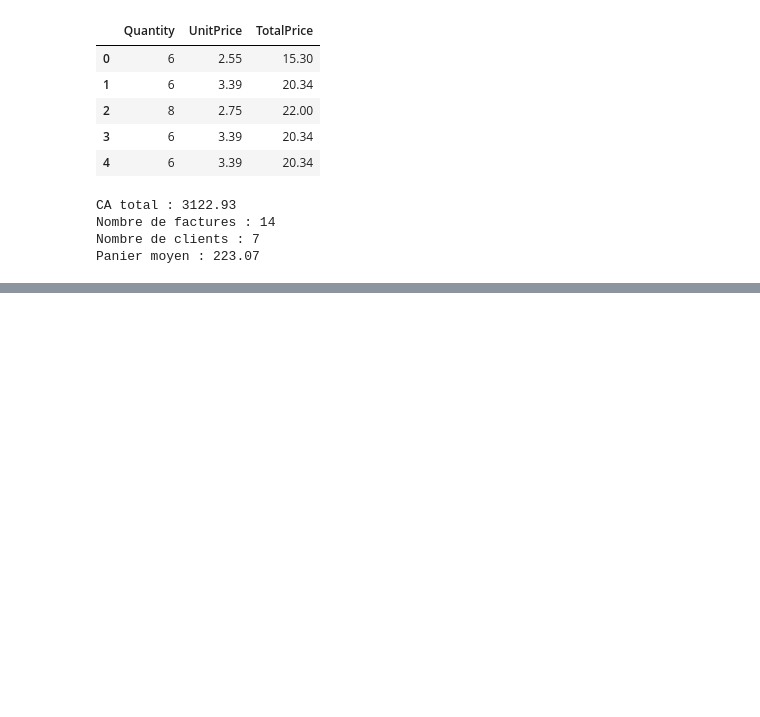
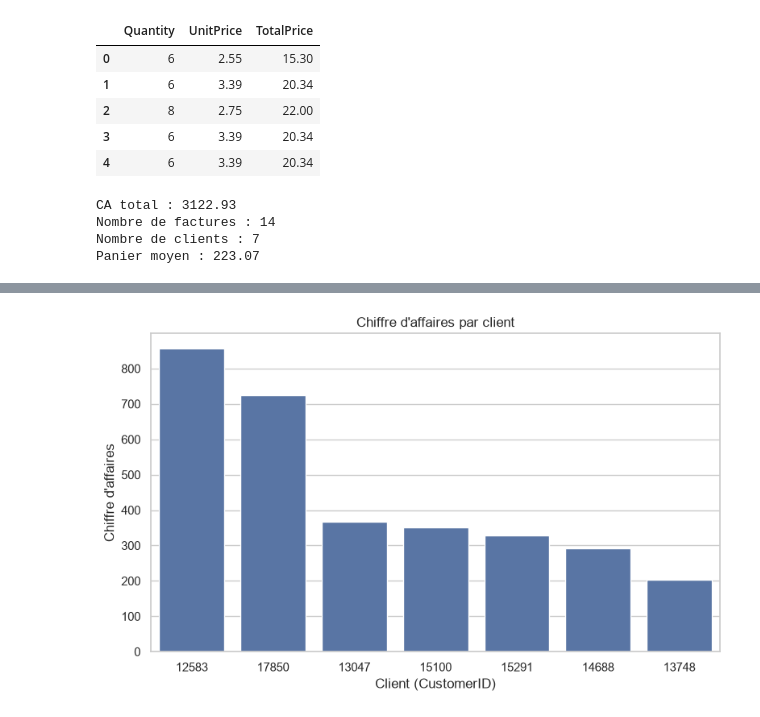
Before and after one commit to mrouillat/ecommerce-data-analysis, a Jupyter notebook: notebook/01_exploration.ipynb, the cells around one changed output, grey strips where cells are left out. Saved outputs shown, nothing was run; the diff lists cells and outputs as text; code cells hidden in the pictures; blank space fills up the shorter version.

Commit message:
Exploration des données et colonne TotalPrice

```diff
--- a/notebook/01_exploration.ipynb
+++ b/notebook/01_exploration.ipynb
@@ -104,0 +113,6 @@ Panier moyen : 223.07
+# %%
+ca_client = df.groupby("CustomerID").agg(
+    ca=("TotalPrice", "sum"),
+    nb_factures=("InvoiceNo", "nunique")
+).sort_values("ca", ascending=False)
+ca_client
@@ -104,0 +140,16 @@ Panier moyen : 223.07
+# %%
+import matplotlib.pyplot as plt
+import seaborn as sns
+
+sns.set_theme(style="whitegrid")
+
+plt.figure(figsize=(8, 5))
+sns.barplot(x=ca_client.index.astype(str), y=ca_client["ca"], color="#4C72B0")
+plt.title("Chiffre d'affaires par client")
+plt.xlabel("Client (CustomerID)")
+plt.ylabel("Chiffre d'affaires")
+plt.tight_layout()
+plt.savefig("../images/ca_par_client.png", dpi=150)
+plt.show()
+# %% [output]
+[figure, added]
```
Also changed, not shown: parts of 3 cells of this notebook, 1 other file.
